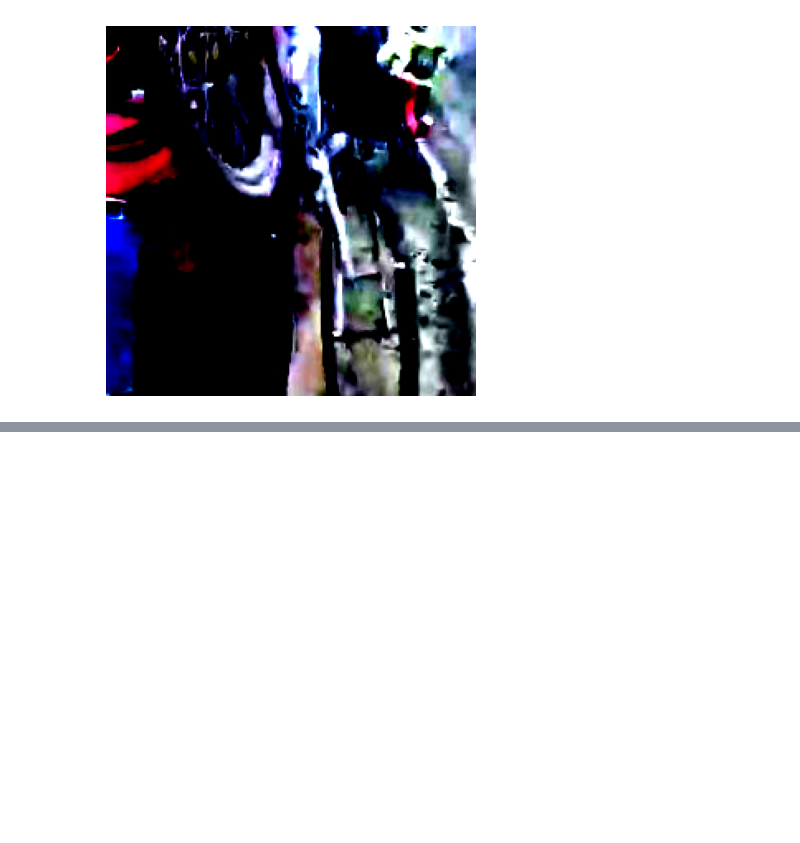
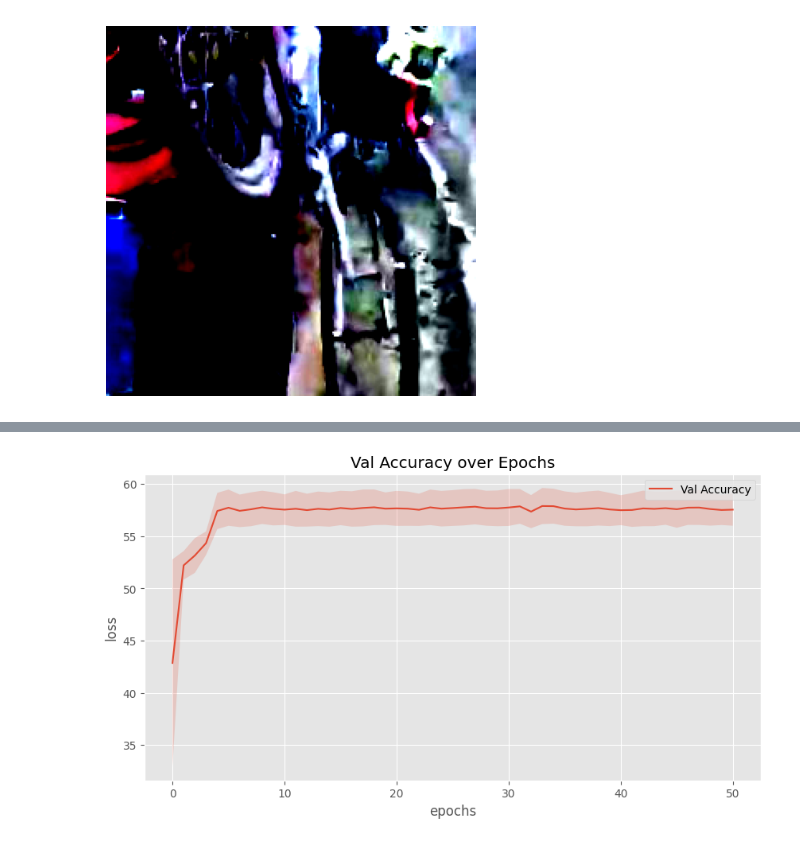
Before and after one commit to Stenaxo/RL_online_transfer, a Jupyter notebook: active.ipynb, the cells around one changed output, grey strips where cells are left out. Cells and saved outputs as stored; diff of their text form; code cells hidden in the pictures; blank space fills up the shorter version.

```diff
--- a/active.ipynb
+++ b/active.ipynb
@@ -182,0 +258,6 @@ Clipping input data to the valid range for imshow with RGB data ([0..1] for floa
+# %%
+df = pd.read_csv(os.path.join('result','average_loss_and_accuracy'))
+std = pd.read_csv(os.path.join('result','std_loss_and_accuracy'))
+plot_graph(name ="Val Accuracy over Epochs", object=df['Val Accuracy'], label_one='Val Accuracy', std_dev= std['Val Accuracy'])
+# %% [output]
+[figure, added]
```
Also changed, not shown: parts of 9 cells of this notebook, 16 other files.
